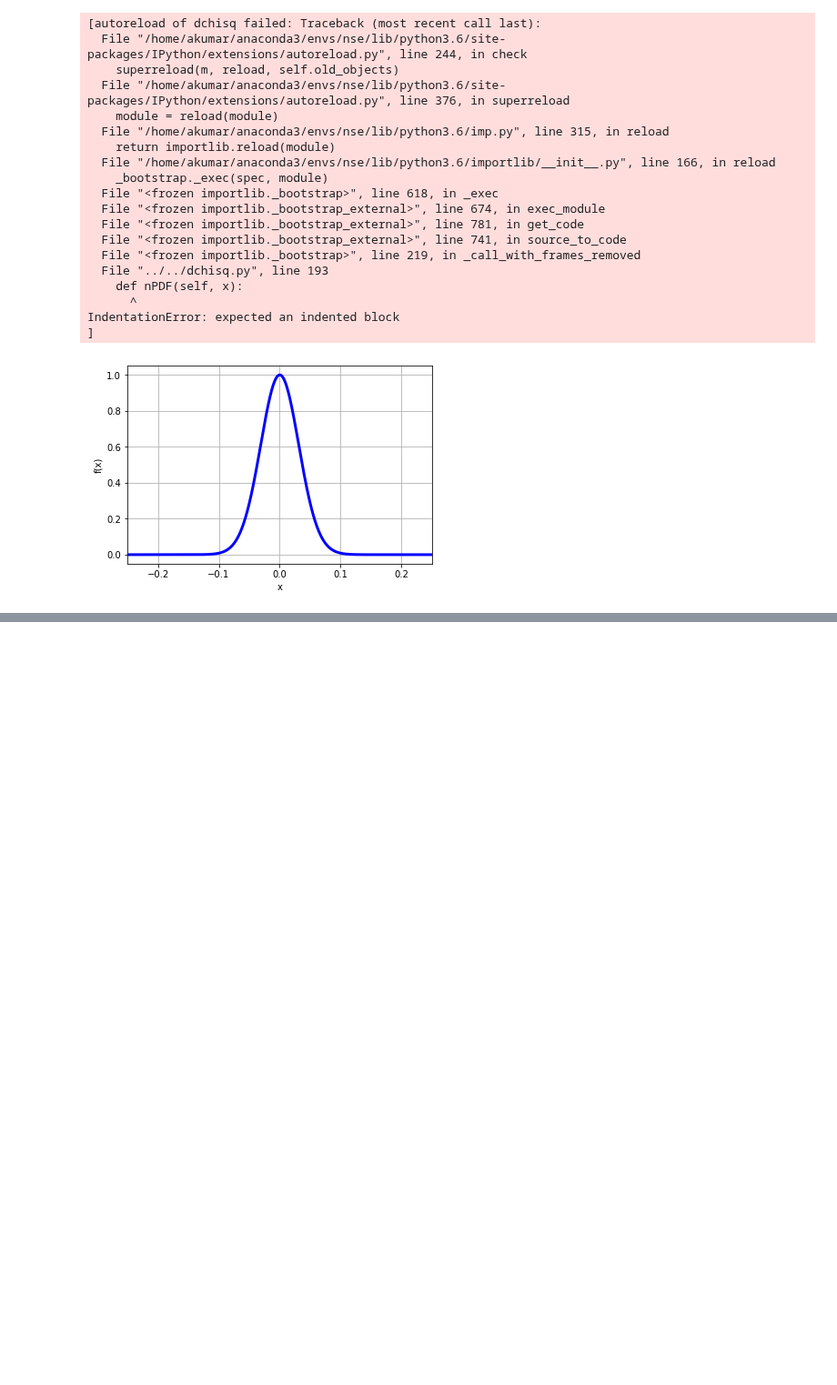
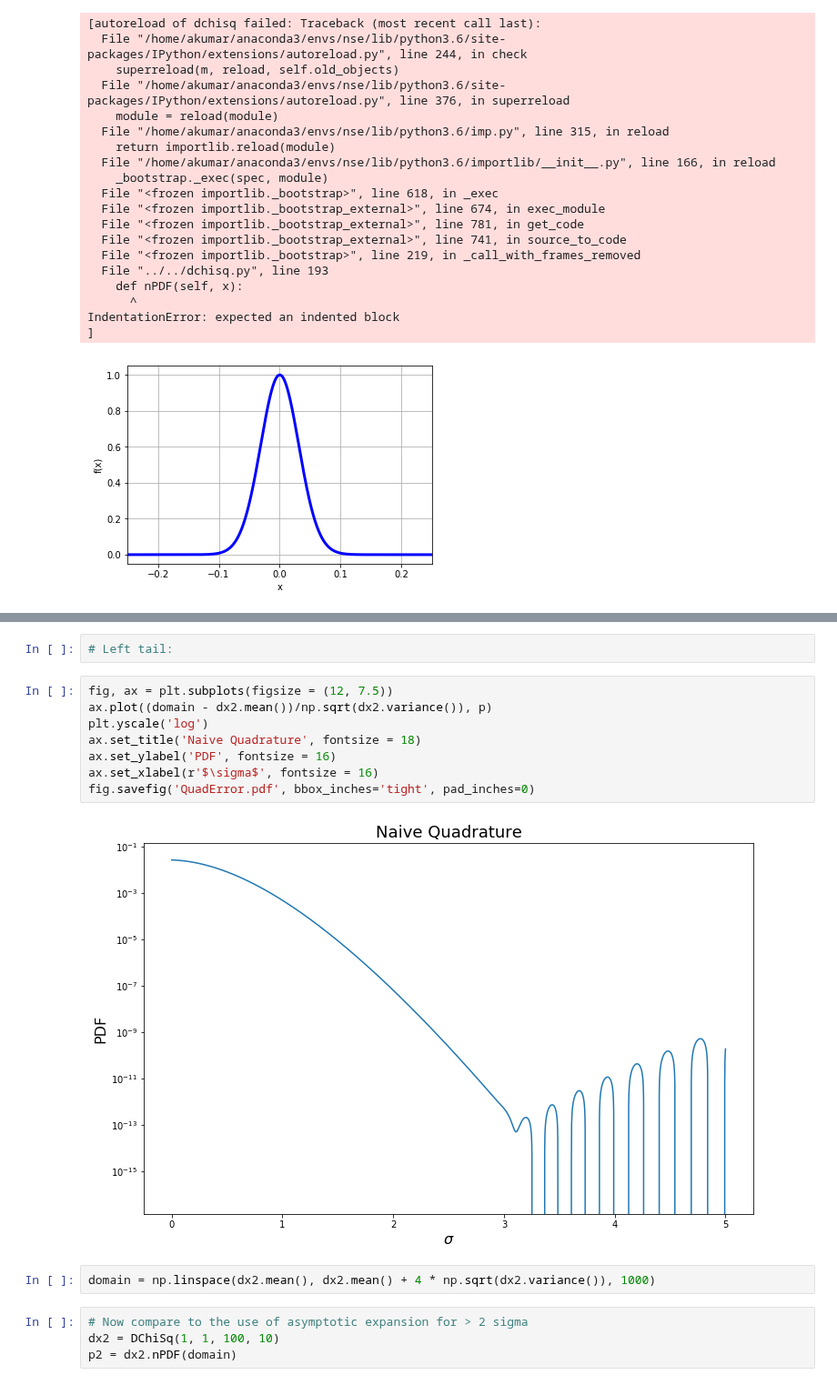
Before and after one commit to akumar01/uoicorr_analysis, a Jupyter notebook: notebooks/Theory/DChiSq.ipynb, the cells around one changed output, grey strips where cells are left out. Shown at 91% size. Drawn from its saved outputs; the diff is of its cells as text; blank space fills up the shorter version.

```diff
--- a/notebooks/Theory/DChiSq.ipynb
+++ b/notebooks/Theory/DChiSq.ipynb
@@ -202,0 +241,18 @@ plt.plot(lambda)
+# %%
+# Left tail:
+# %%
+fig, ax = plt.subplots(figsize = (12, 7.5))
+ax.plot((domain - dx2.mean())/np.sqrt(dx2.variance()), p)
+plt.yscale('log')
+ax.set_title('Naive Quadrature', fontsize = 18)
+ax.set_ylabel('PDF', fontsize = 16)
+ax.set_xlabel(r'$\sigma$', fontsize = 16)
+fig.savefig('QuadError.pdf', bbox_inches='tight', pad_inches=0)
+# %% [output]
+[figure, added]
+# %%
+domain = np.linspace(dx2.mean(), dx2.mean() + 4 * np.sqrt(dx2.variance()), 1000)
+# %%
+# Now compare to the use of asymptotic expansion for > 2 sigma
+dx2 = DChiSq(1, 1, 100, 10)
+p2 = dx2.nPDF(domain)
```
Also changed, not shown: parts of 14 cells of this notebook, 3 other files.
